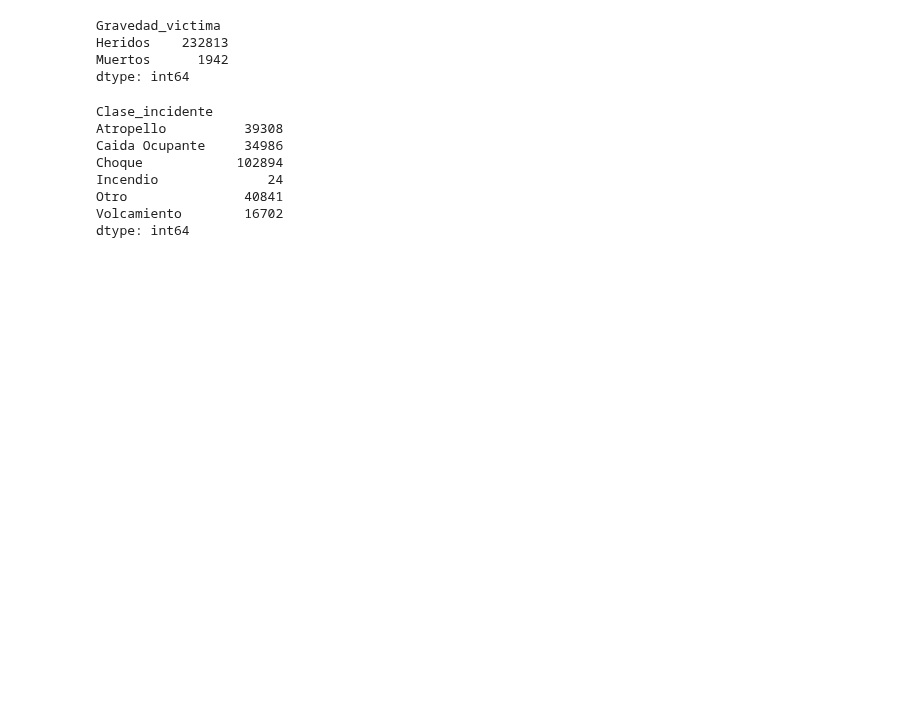
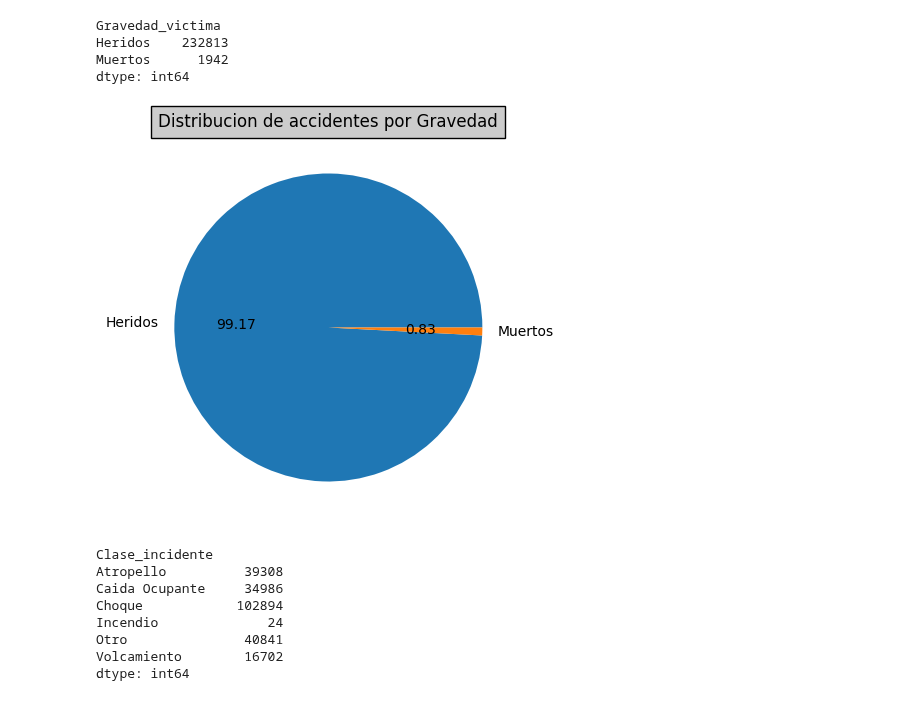
Before and after one commit to mteoraso/ML_Practice, a Jupyter notebook: EDA_accidentes_viales_medellin.ipynb, the cells around one changed output. Drawn from its saved outputs; the diff is of its cells as text; code cells hidden in the pictures; blank space fills up the shorter version.

```diff
--- a/EDA_accidentes_viales_medellin.ipynb
+++ b/EDA_accidentes_viales_medellin.ipynb
@@ -152,10 +204,19 @@ Peatón                      Heridos              31388
                             Muertos                887
 dtype: int64
 # %%
-df.groupby("Gravedad_victima").size()
+Gravedad_victima = df.groupby("Gravedad_victima").size()
+Gravedad_victima
 # %% [output]
 Gravedad_victima
 Heridos    232813
 Muertos      1942
 dtype: int64
+# %%
+Gravedad_victima_plot = Gravedad_victima.plot.pie(
+    figsize=(5, 5),
+    autopct="%.2f")
+plt.title("Distribucion de accidentes por Gravedad", bbox={'facecolor':'0.8', 'pad':5})
+plt.show()
+# %% [output]
+[figure, added]
 # %%
```
Also changed, not shown: parts of 28 cells of this notebook.
